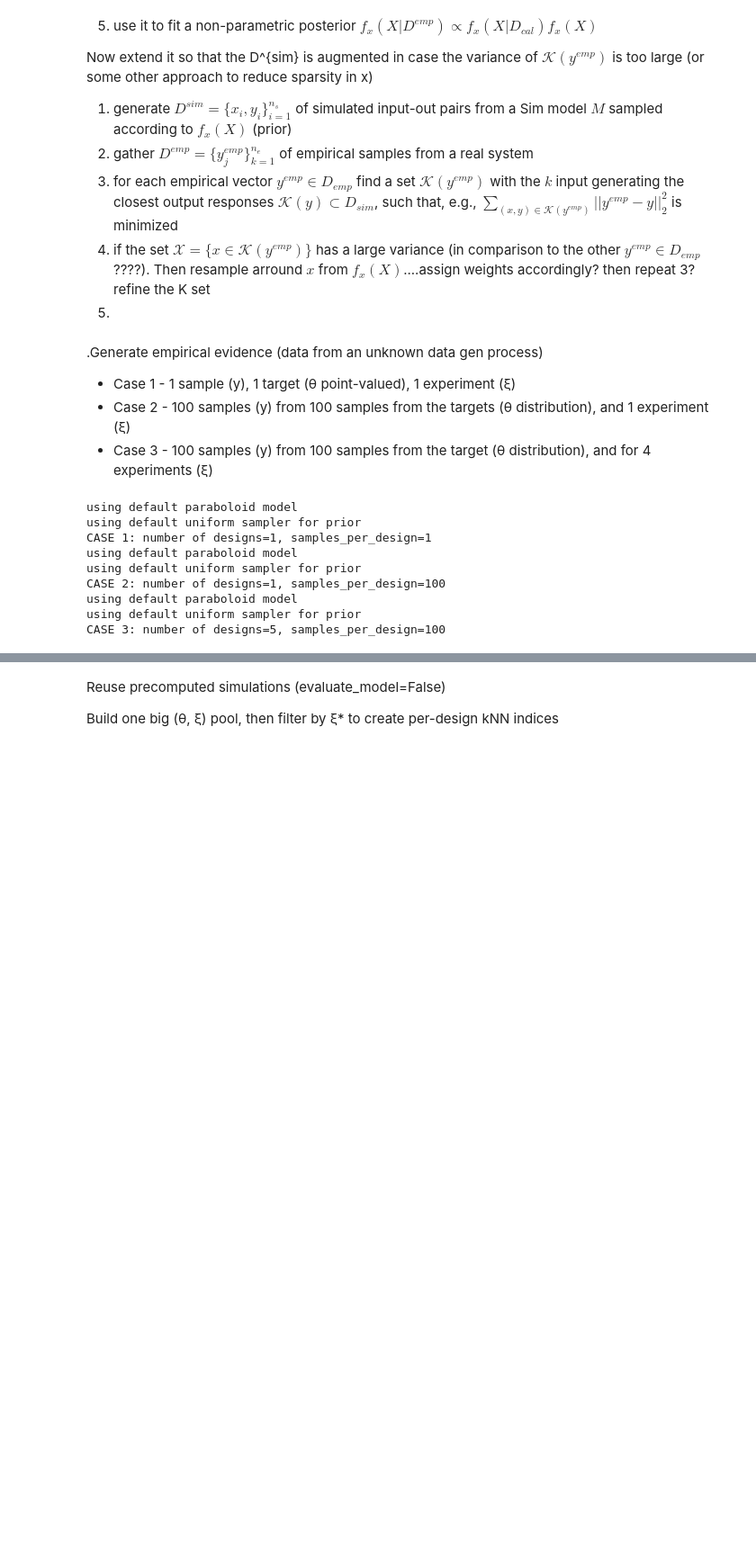
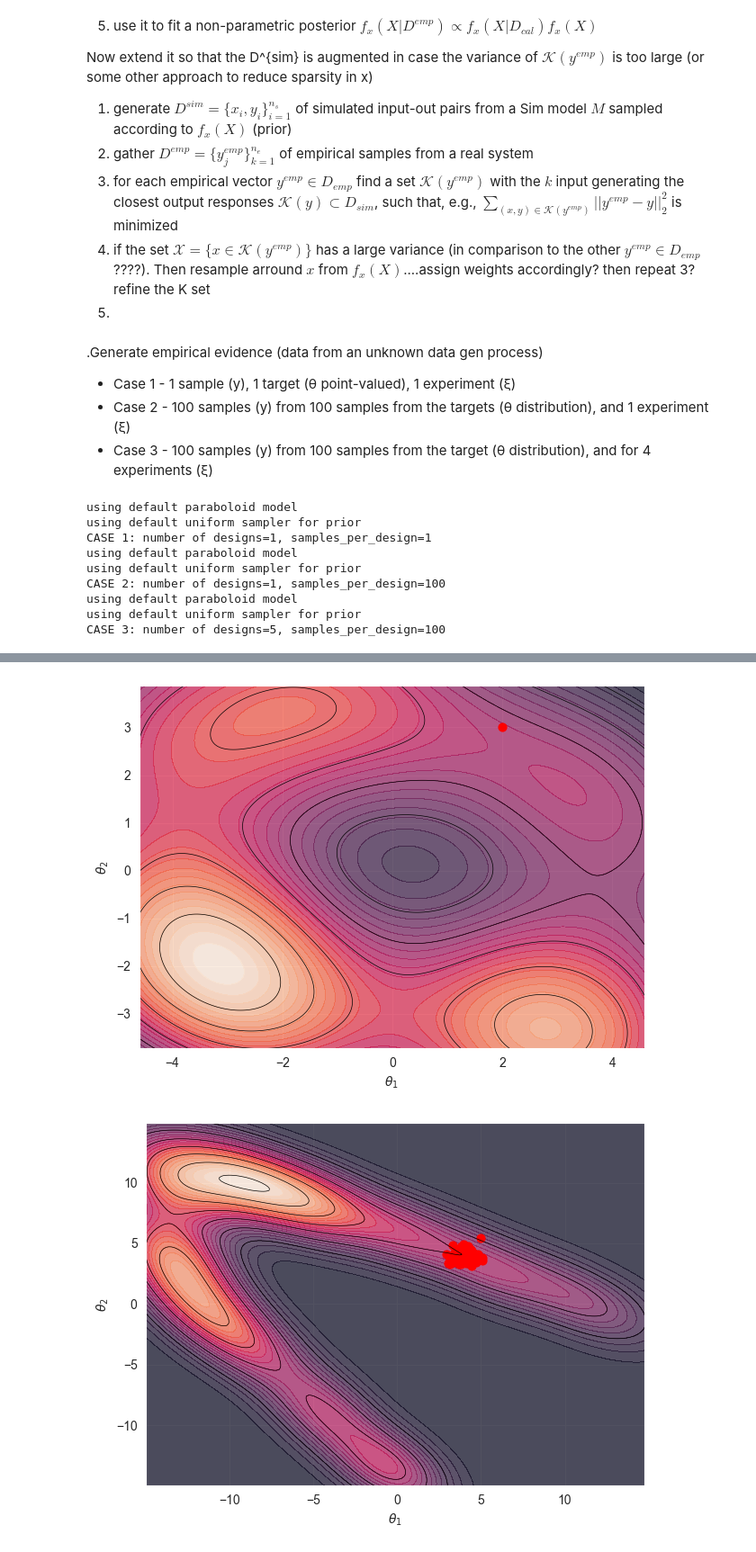
Before and after one commit to Roberock/KNNcalibrator, a Jupyter notebook: knn_examples1_QuadraticFun_adaptive.ipynb, the cells around one changed output, grey strips where cells are left out. Shown at 90% size. Drawn from its saved outputs; the diff is of its cells as text; code cells hidden in the pictures; blank space fills up the shorter version.

```diff
--- a/knn_examples1_QuadraticFun_adaptive.ipynb
+++ b/knn_examples1_QuadraticFun_adaptive.ipynb
@@ -121,4 +120,0 @@ plt.show()
-# %% [markdown]
-Reuse precomputed simulations (evaluate_model=False)
-
-Build one big (θ, ξ) pool, then filter by ξ* to create per-design kNN indices
@@ -158,0 +121,31 @@ plt.show()
+# %%
+from scipy.stats import gaussian_kde
+import numpy as np
+import matplotlib.pyplot as plt
+
+def plot_kde_2d(samples, true_theta=None, gridsize=200):
+    kde = gaussian_kde(samples.T)
+
+    # grid
+    x = np.linspace(samples[:,0].min(), samples[:,0].max(), gridsize)
+    y = np.linspace(samples[:,1].min(), samples[:,1].max(), gridsize)
+    X, Y = np.meshgrid(x, y)
+    Z = kde(np.vstack([X.ravel(), Y.ravel()])).reshape(X.shape)
+
+    plt.contourf(X, Y, Z, levels=30, alpha=0.7)
+    plt.contour(X, Y, Z, colors='k', linewidths=0.5)
+
+    if true_theta is not None:
+        plt.scatter(true_theta[:,0], true_theta[:,1], c='r', s=40)
+
+    plt.xlabel(r'$\theta_1$')
+    plt.ylabel(r'$\theta_2$')
+    plt.tight_layout()
+    plt.show()
+
+# --- Plot individual KDEs ---
+plot_kde_2d(D_cal1, true_theta=theta_true_c1)
+plot_kde_2d(D_cal2, true_theta=theta_true_c2)
+# %% [output]
+[figure, added]
+[figure, added]
```
Also changed, not shown: parts of 4 cells of this notebook, 6 other files.
